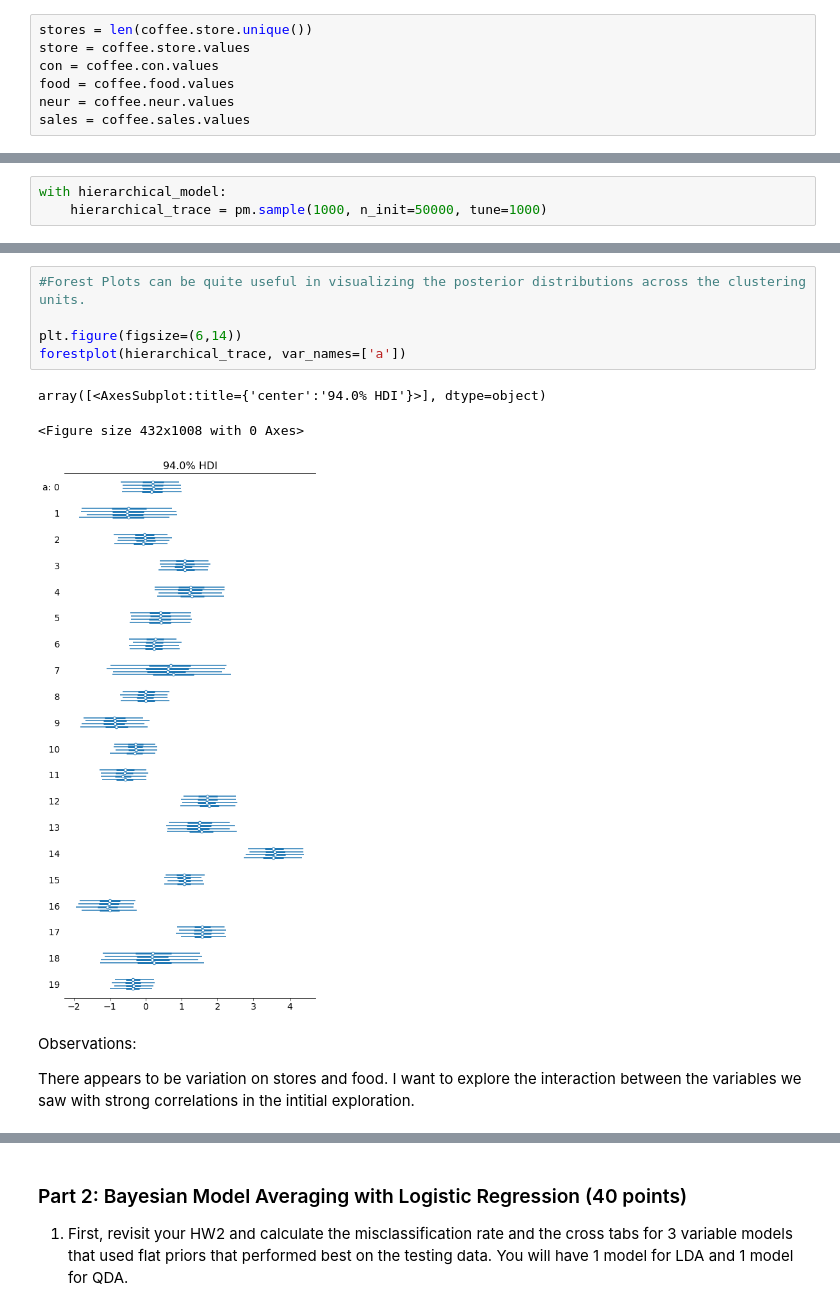
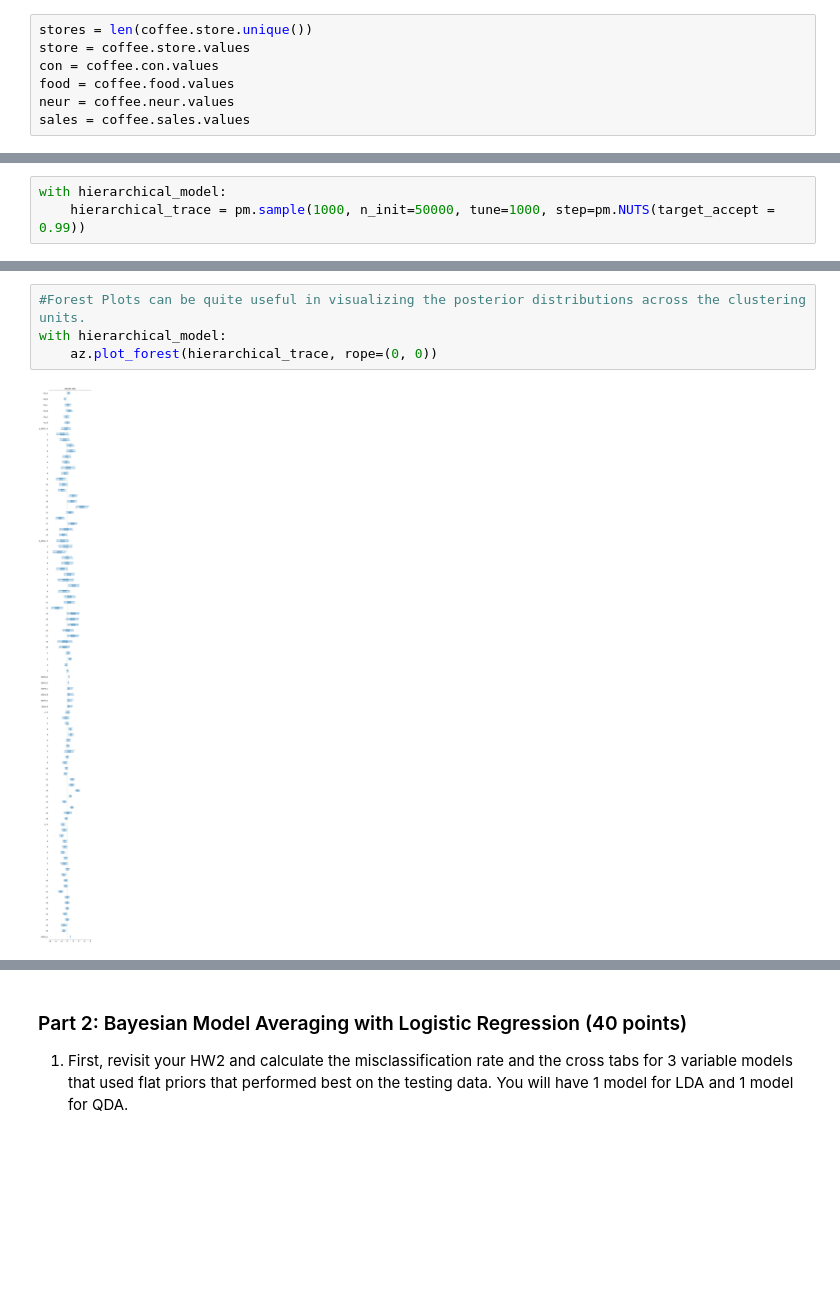
Before and after one commit to LaurenBassett/ds6040, a Jupyter notebook: Homework4/Homework4_Bassett.ipynb, the cells around one changed output, grey strips where cells are left out. Cells and saved outputs as stored; diff of their text form; blank space fills up the shorter version.

```diff
--- a/Homework4/Homework4_Bassett.ipynb
+++ b/Homework4/Homework4_Bassett.ipynb
@@ -131,4 +143,4 @@ with pm.Model() as hierarchical_model:
 # %%
 with hierarchical_model:
-    hierarchical_trace = pm.sample(1000, n_init=50000, tune=1000)
+    hierarchical_trace = pm.sample(1000, n_init=50000, tune=1000, step=pm.NUTS(target_accept = 0.99))
 # %% [output]
@@ -162,13 +181,6 @@ array([[<AxesSubplot:title={'center':'mu_a'}>,
 # %%
 #Forest Plots can be quite useful in visualizing the posterior distributions across the clustering units.
-
-plt.figure(figsize=(6,14))
-forestplot(hierarchical_trace, var_names=['a'])
+with hierarchical_model:
+    az.plot_forest(hierarchical_trace, rope=(0, 0))
 # %% [output]
-array([<AxesSubplot:title={'center':'94.0% HDI'}>], dtype=object)
-<Figure size 432x1008 with 0 Axes>
-[figure, old version]
+[figure, new version]
-# %% [markdown]
-Observations:
-
-There appears to be variation on stores and food. I want to explore the interaction between the variables we saw with strong correlations in the intitial exploration.
```
Also changed, not shown: parts of 28 cells of this notebook, 4 other files.
